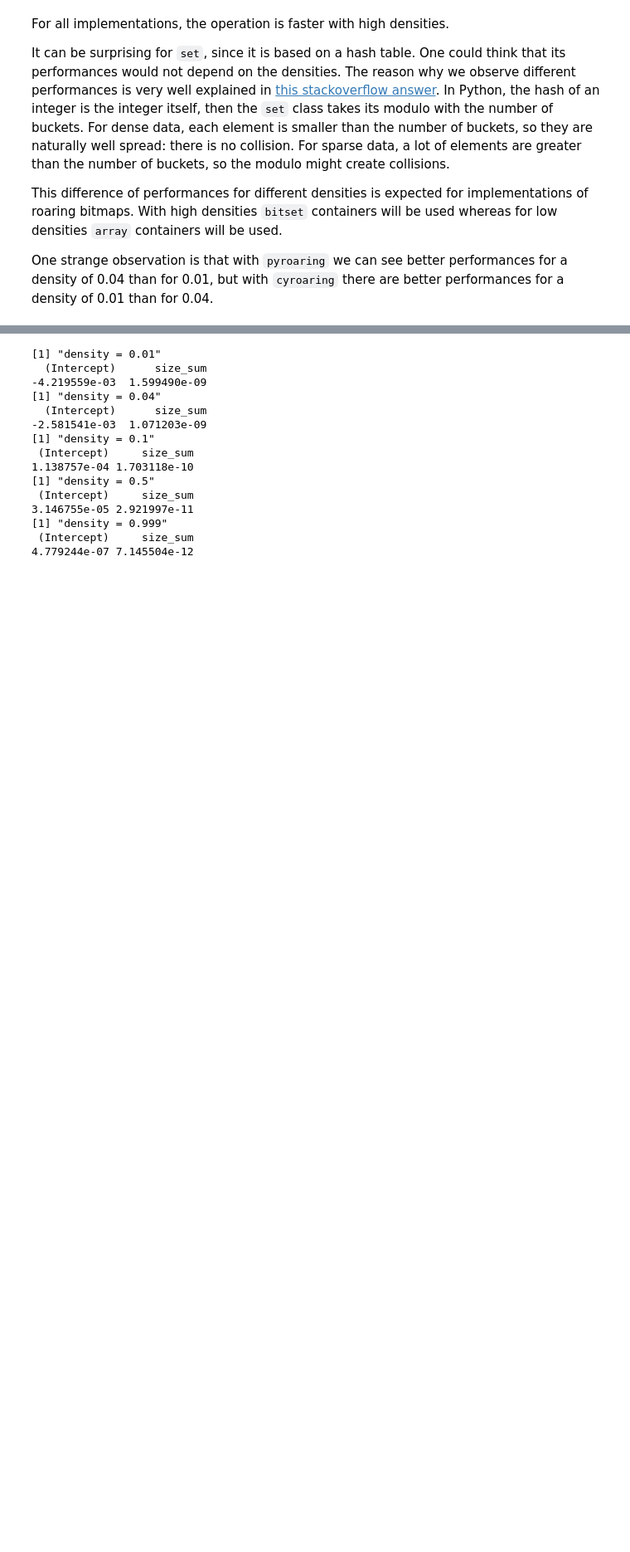
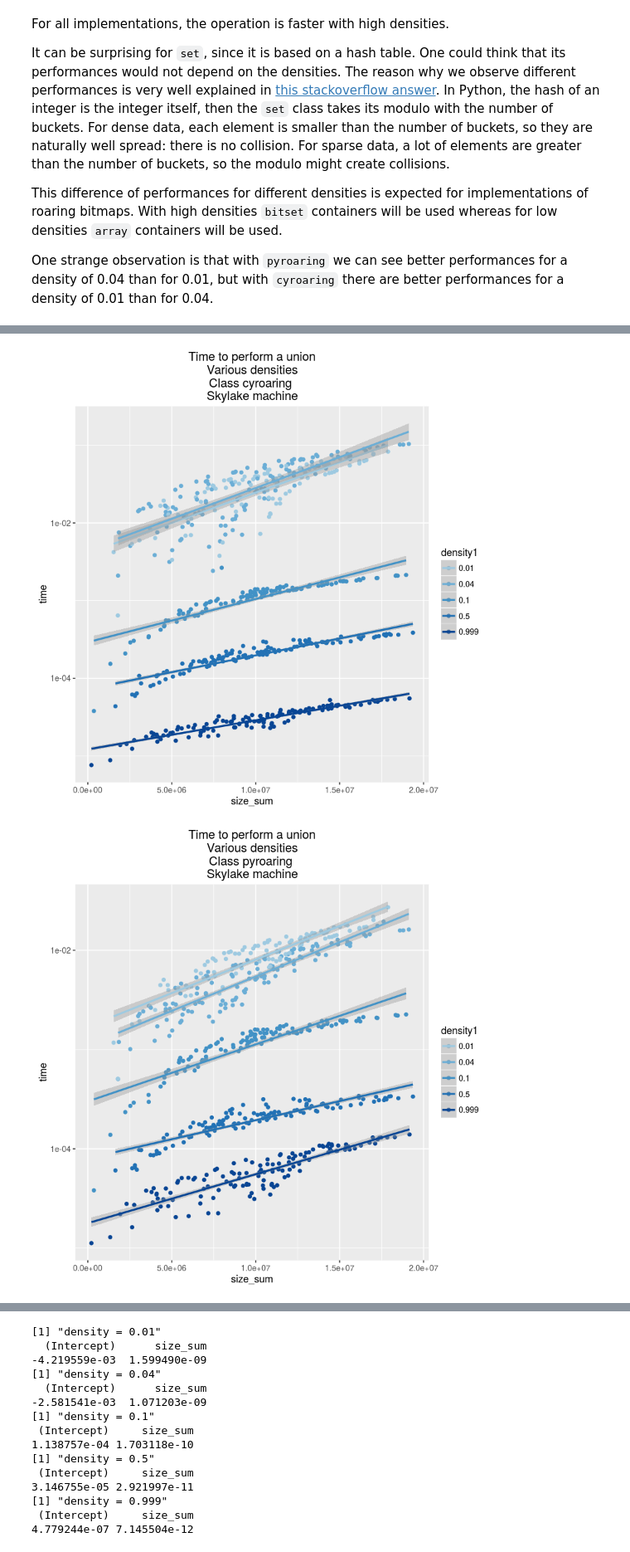
Before and after one commit to Ezibenroc/roaring_analysis, a Jupyter notebook: python_analysis.ipynb, the cells around one changed output, grey strips where cells are left out. Shown at 83% size. Saved outputs shown, nothing was run; the diff lists cells and outputs as text; code cells hidden in the pictures; blank space fills up the shorter version.

```diff
--- a/python_analysis.ipynb
+++ b/python_analysis.ipynb
@@ -89,0 +114,13 @@ One strange observation is that with `pyroaring` we can see better performances
+# %%
+for(class in sort(unique(all_times_skylake[,'class']))) {
+    title <- paste("Time to perform a union\nVarious densities\nClass", class, "\nSkylake machine")
+    print(ggplot(all_times_skylake[all_times_skylake['class'] == class,], aes(x=size_sum, y=time, group=density1, colour=density1))+
+            geom_point() + geom_smooth(method=lm) +
+            ggtitle(title) +
+            scale_colour_manual(values=my_colors) +
+            scale_y_log10()
+    )
+}
+# %% [output]
+[figure, added]
+[figure, added]
```
Also changed, not shown: parts of 12 cells of this notebook.
